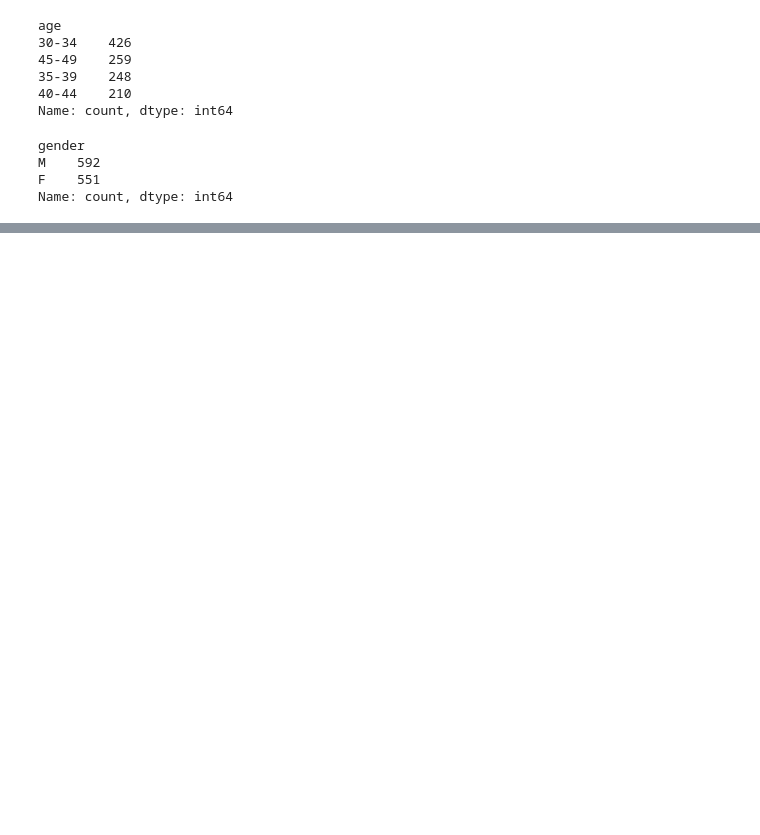
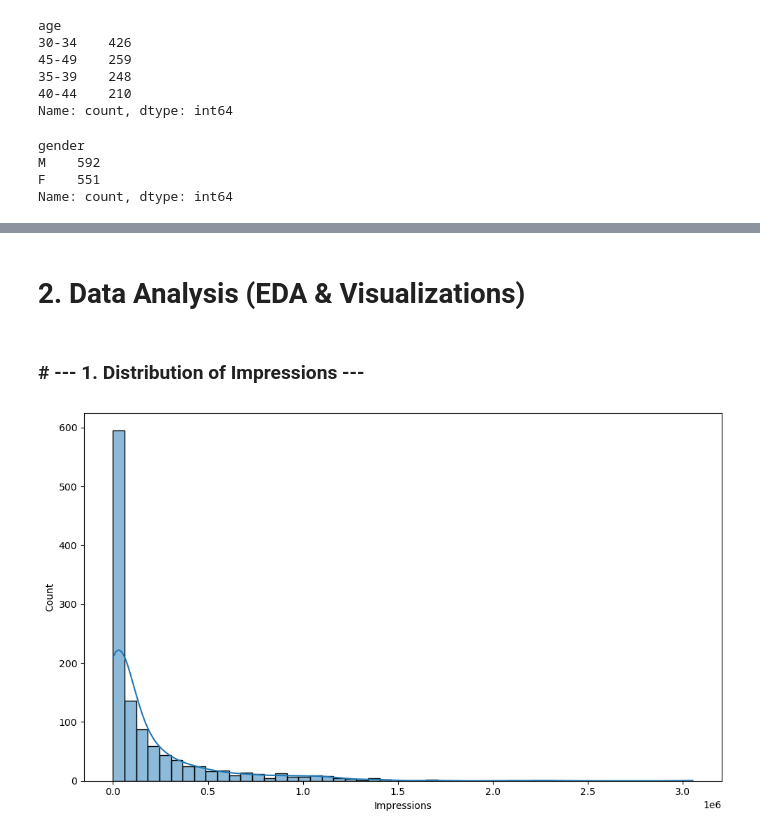
Before and after one commit to belhaddadmohamed/Kaggle-Competitions-Data-Analytics, a Jupyter notebook: Data analysis - Analyse a Facebook Campaign/conversion_study.ipynb, the cells around one changed output, grey strips where cells are left out. Drawn from its saved outputs; the diff is of its cells as text; code cells hidden in the pictures; blank space fills up the shorter version.

Commit message:
Update conversion project

```diff
--- a/Data analysis - Analyse a Facebook Campaign/conversion_study.ipynb
+++ b/Data analysis - Analyse a Facebook Campaign/conversion_study.ipynb
@@ -83,0 +149,12 @@ Name: count, dtype: int64
+# %%
+df['CPC'] = df['Spent'] / df['Clicks'].replace(0, np.nan)
+df['CPC'] =df['CPC'].apply(lambda x: float("%.2f" % x))
+# %%
+df['CTR'] = df['Clicks'] / df['Impressions'].replace(0, np.nan) * 100
+df['CTR'] = df['CTR'].apply(lambda x: float("%.4f" % x))
+# %%
+df['CPA'] = df['Spent'] / df['Approved_Conversion'].replace(0, np.nan)
+df['CPA'] = df['CPA'].apply(lambda x: float("%.2f" % x))
+# %%
+df['CPM'] = df['Spent'] / df['Impressions'].replace(0, np.nan) * 1000
+df['CPM'] = df['CPM'].apply(lambda x: float("%.2f" % x))
@@ -83,0 +195,17 @@ Name: count, dtype: int64
+# %% [markdown]
+# 2. Data Analysis (EDA & Visualizations)
+# %% [markdown]
+### # --- 1. Distribution of Impressions ---
+# %%
+fig, ax = plt.subplots(figsize=(10, 6))
+sns.histplot(
+  data=df,
+  x='Impressions',
+  bins=50,
+  kde=True,      # Kernel Density Estimate
+  ax=ax
+)
+plt.tight_layout()
+plt.show()
+# %% [output]
+[figure, added]
```
Also changed, not shown: parts of 35 cells of this notebook, 2 other files.
